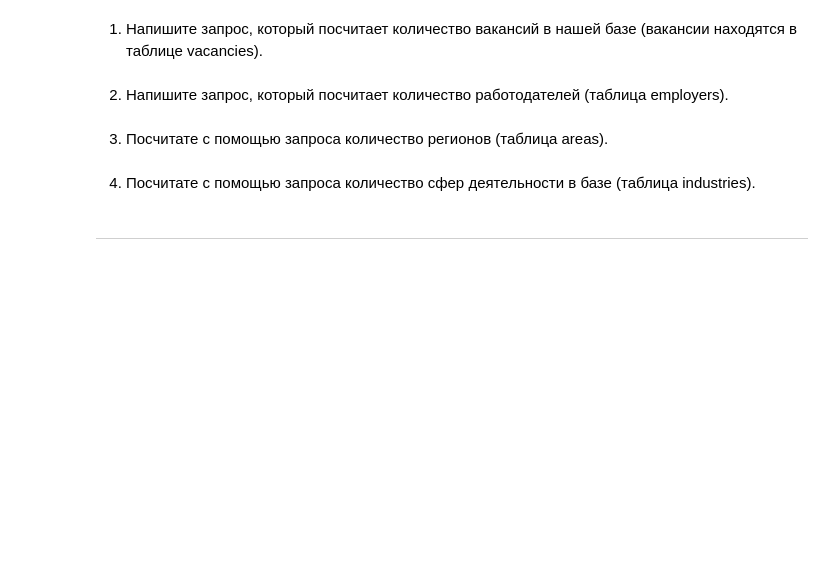
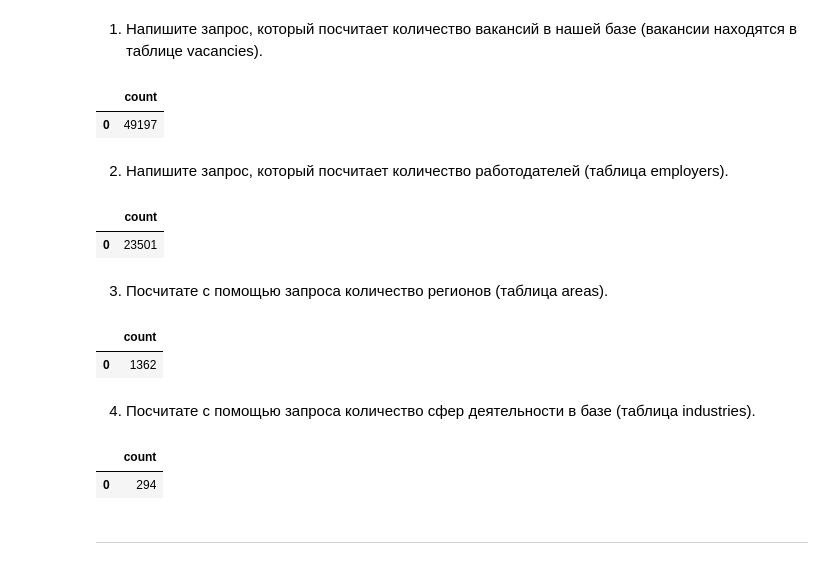
Before and after one commit to Alevtina529/test, a Jupyter notebook: Анализ резюме от HeadHunter/Project_2_Ноутбук_шаблон.ipynb, the cells around one changed output. Cells and saved outputs as stored; diff of their text form; code cells hidden in the pictures; blank space fills up the shorter version.

```diff
--- a/Анализ резюме от HeadHunter/Project_2_Ноутбук_шаблон.ipynb
+++ b/Анализ резюме от HeadHunter/Project_2_Ноутбук_шаблон.ipynb
@@ -50,10 +51,17 @@ df
 1. Напишите запрос, который посчитает количество вакансий в нашей базе (вакансии находятся в таблице vacancies).
 # %%
 # текст запроса
-query_3_1 = f'''
+query_3_1= f'''select count(id)
+from vacancies
+
 '''
 # %%
 # результат запроса
+df=pd.read_sql_query(query_3_1,conn_str)
+df
+# %% [output]
+|  | count |
+| 0 | 49197 |
 # %% [markdown]
 2. Напишите запрос, который посчитает количество работодателей (таблица employers).
 # %%
@@ -61,5 +73,10 @@ query_3_1 = f'''
 # %%
 # результат запроса
+df=pd.read_sql_query(query_3_2,conn_str)
+df
+# %% [output]
+|  | count |
+| 0 | 23501 |
 # %% [markdown]
 3. Посчитате с помощью запроса количество регионов (таблица areas).
 # %%
@@ -67,5 +88,10 @@ query_3_1 = f'''
 # %%
 # результат запроса
+df=pd.read_sql_query(query_3_3,conn_str)
+df
+# %% [output]
+|  | count |
+| 0 | 1362 |
 # %% [markdown]
 4. Посчитате с помощью запроса количество сфер деятельности в базе (таблица industries).
 # %%
@@ -73,5 +103,10 @@ query_3_1 = f'''
 # %%
 # результат запроса
+df=pd.read_sql_query(query_3_4,conn_str)
+df
+# %% [output]
+|  | count |
+| 0 | 294 |
 # %% [markdown]
 ***
 # %%
```
Also changed, not shown: parts of 7 cells of this notebook.
